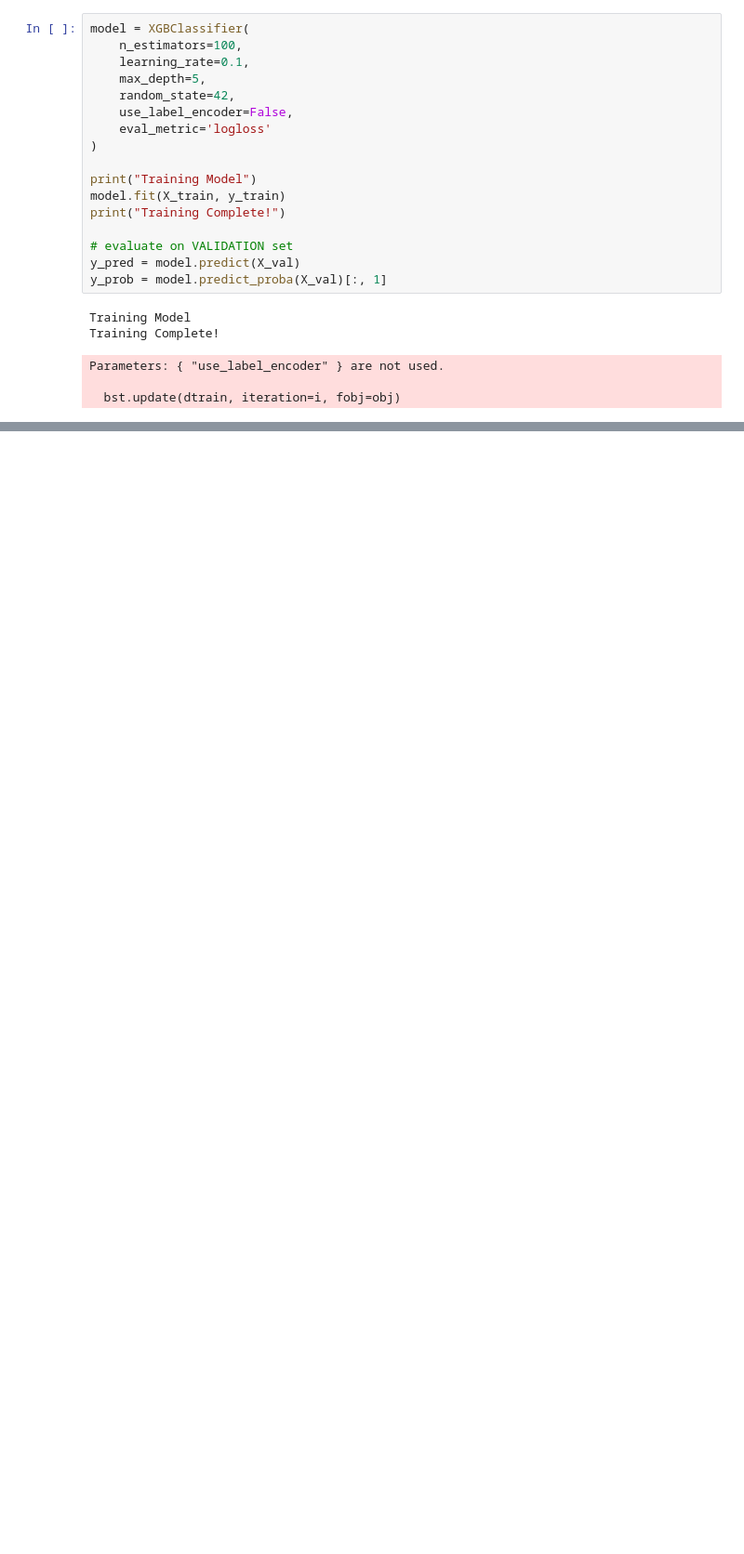
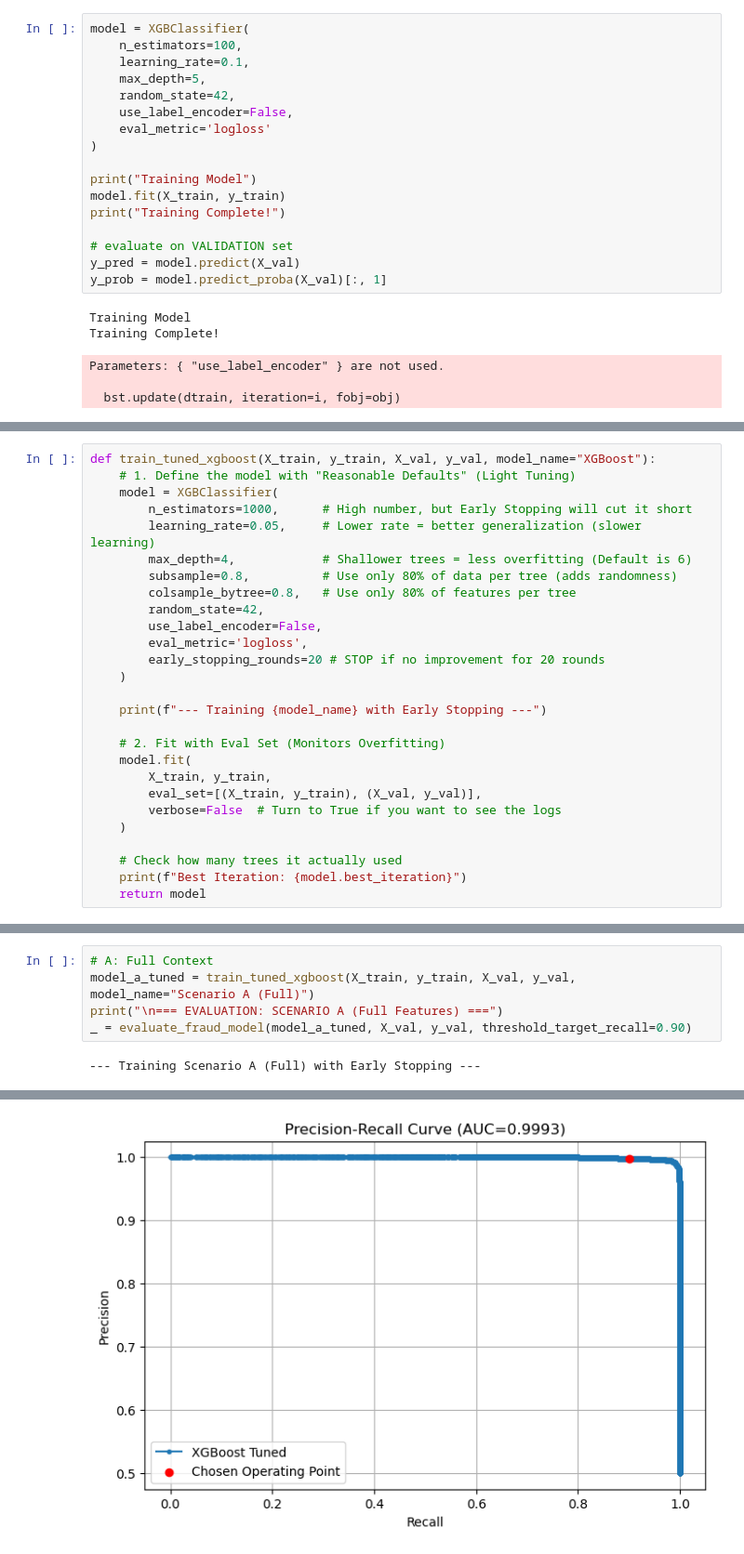
Before and after one commit to jessicabat/crypto-risk-scoring, a Jupyter notebook: notebooks/etfd.ipynb, the cells around one changed output, grey strips where cells are left out. Shown at 93% size. Cells and saved outputs as stored; diff of their text form; blank space fills up the shorter version.

```diff
--- a/notebooks/etfd.ipynb
+++ b/notebooks/etfd.ipynb
@@ -297,0 +284,27 @@ VERDICT: The dataset is 'Hard'. XGBoost significantly outperformed the baseline.
+# %%
+def train_tuned_xgboost(X_train, y_train, X_val, y_val, model_name="XGBoost"):
+    # 1. Define the model with "Reasonable Defaults" (Light Tuning)
+    model = XGBClassifier(
+        n_estimators=1000,      # High number, but Early Stopping will cut it short
+        learning_rate=0.05,     # Lower rate = better generalization (slower learning)
+        max_depth=4,            # Shallower trees = less overfitting (Default is 6)
+        subsample=0.8,          # Use only 80% of data per tree (adds randomness)
+        colsample_bytree=0.8,   # Use only 80% of features per tree
+        random_state=42,
+        use_label_encoder=False,
+        eval_metric='logloss',
+        early_stopping_rounds=20 # STOP if no improvement for 20 rounds
+    )
+
+    print(f"--- Training {model_name} with Early Stopping ---")
+
+    # 2. Fit with Eval Set (Monitors Overfitting)
+    model.fit(
+        X_train, y_train,
+        eval_set=[(X_train, y_train), (X_val, y_val)],
+        verbose=False  # Turn to True if you want to see the logs
+    )
+
+    # Check how many trees it actually used
+    print(f"Best Iteration: {model.best_iteration}")
+    return model
@@ -297,0 +364,7 @@ VERDICT: The dataset is 'Hard'. XGBoost significantly outperformed the baseline.
+# %%
+# A: Full Context
+model_a_tuned = train_tuned_xgboost(X_train, y_train, X_val, y_val, model_name="Scenario A (Full)")
+print("\n=== EVALUATION: SCENARIO A (Full Features) ===")
+_ = evaluate_fraud_model(model_a_tuned, X_val, y_val, threshold_target_recall=0.90)
+# %% [output]
+--- Training Scenario A (Full) with Early Stopping ---
@@ -297,0 +391 @@ VERDICT: The dataset is 'Hard'. XGBoost significantly outperformed the baseline.
+[figure, added]
```
Also changed, not shown: parts of 21 cells of this notebook.
